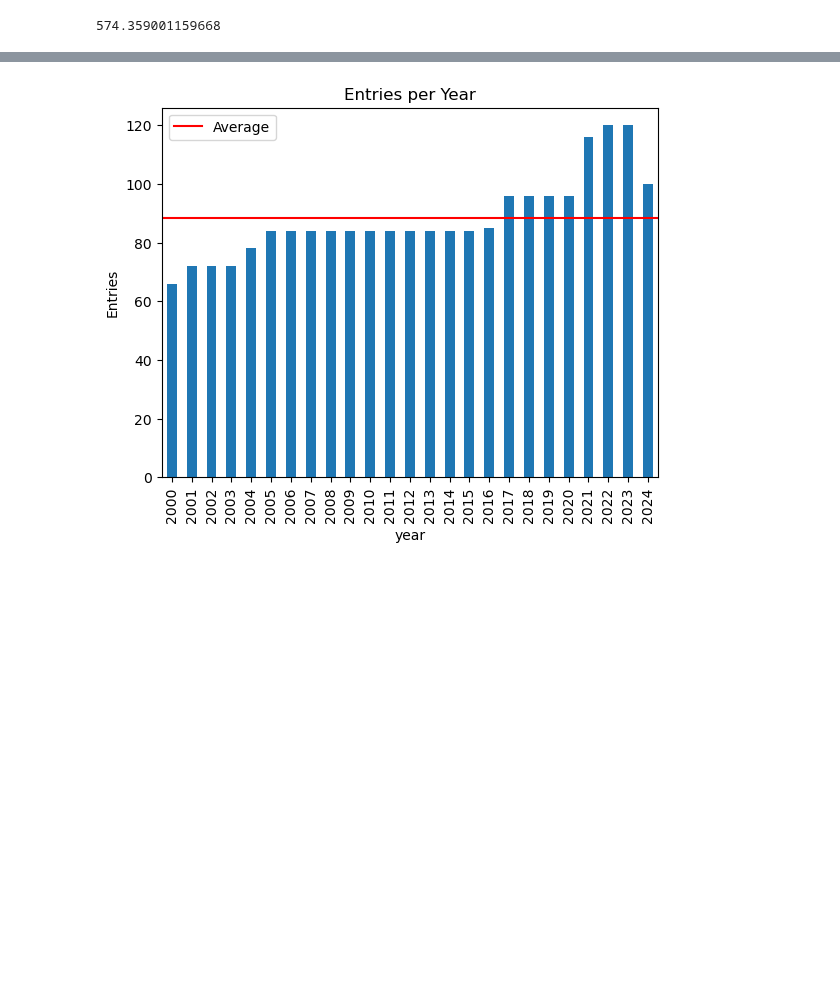
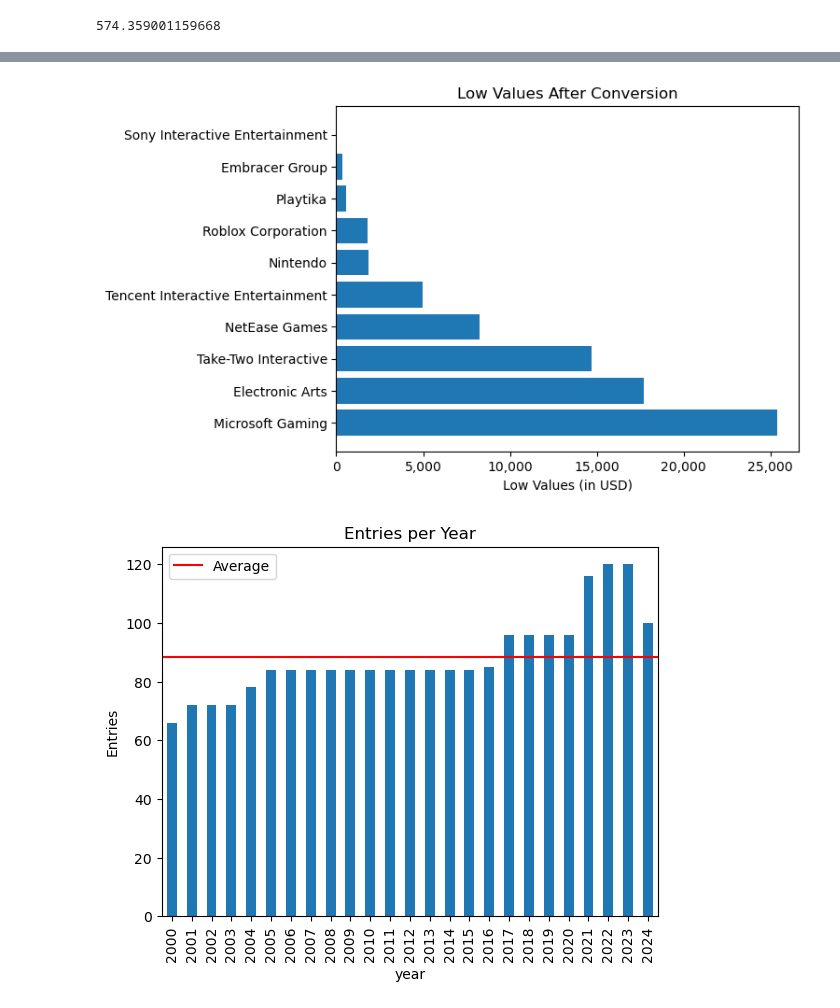
Before and after one commit to Djohnson1313/gaming_company_stocks_analysis, a Jupyter notebook: gaming_stocks_analysis.ipynb, the cells around one changed output, grey strips where cells are left out. Cells and saved outputs as stored; diff of their text form; code cells hidden in the pictures; blank space fills up the shorter version.

```diff
--- a/gaming_stocks_analysis.ipynb
+++ b/gaming_stocks_analysis.ipynb
@@ -608,3 +649,19 @@ plt.show();
+# %%
+fig, ax = plt.subplots()
+
+high_height_2 = [25377, 17700, 14681, 8234, 4975, 1834, 1819, 574, 361, 18]
+high_x_2 = range(len(height_2))
+high_labels_2 = ['Microsoft Gaming', 'Electronic Arts', 'Take-Two Interactive', 'NetEase Games','Tencent Interactive Entertainment',
+                'Nintendo', 'Roblox Corporation', 'Playtika', 'Embracer Group', 'Sony Interactive Entertainment']
+
+ax.set_title('Low Values After Conversion')
+ax.set_xlabel('Low Values (in USD)')
+plt.barh(high_x_2, high_height_2, tick_label = high_labels_2)
+ax.get_xaxis().set_major_formatter(
+    plt.FuncFormatter(lambda x, p: format(int(x), ','))) # format labels
+plt.show();
+# %% [output]
+[figure, added]
 # %%
 df['Date'] = pd.to_datetime(df['Date'])
 df['year'] = df['Date'].dt.year
```
Also changed, not shown: parts of 11 cells of this notebook.
